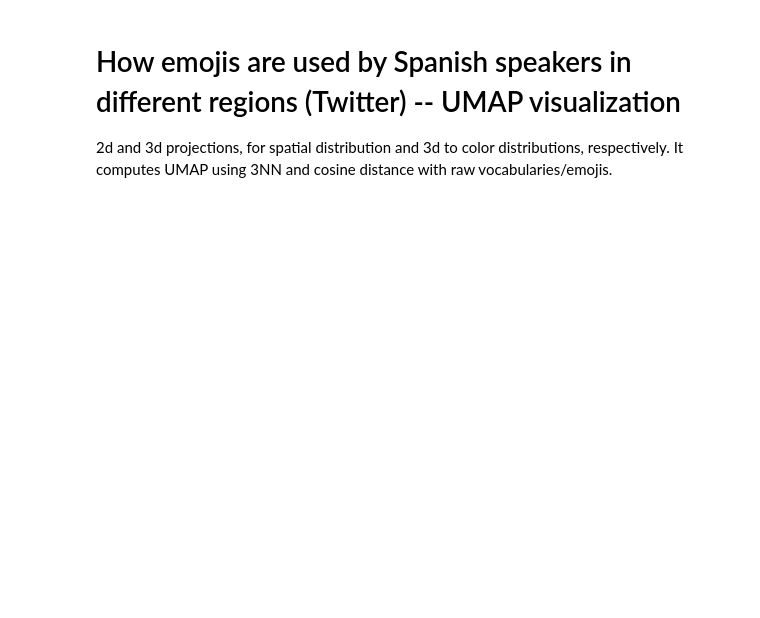
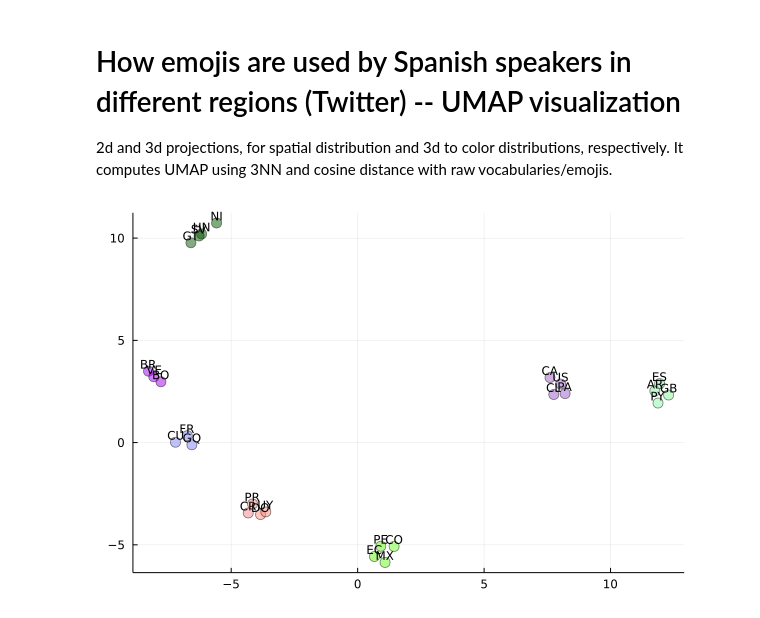
Before and after one commit to INGEOTEC/RegionalSpanish, a Jupyter notebook: notebooks/emojis.ipynb, the cells around one changed output. Saved outputs shown, nothing was run; the diff lists cells and outputs as text; code cells hidden in the pictures; blank space fills up the shorter version.

```diff
--- a/notebooks/emojis.ipynb
+++ b/notebooks/emojis.ipynb
@@ -106,10 +111,10 @@ end
 # %%
-min_dist = 0.03
+min_dist = 0.1
 n_neighbors = 3
-metric = :precomputed
-
-X = umap(A; n_neighbors, metric, min_dist)
-C = umap(A, 3; n_neighbors, metric, min_dist)
+#metric = :precomputed
+index = ExhaustiveSearch(; db=X, dist=L2Distance())
+X = umap(index; n_neighbors, min_dist)
+C = umap(index, 3; n_neighbors, min_dist)
 #C .= C .+ 5
 
 for i in (1, 2, 3)
@@ -145,4 +164,7 @@ C = [RGB(c...) for c in eachcol(C)]
 2d and 3d projections, for spatial distribution and 3d to color distributions, respectively.
 It computes UMAP using 3NN and cosine distance with raw vocabularies/emojis.
 # %%
-scatter(X[1, :], X[2, :], c=C, label="", series_annotations=text.(cclist, :bottom), ms=6, ma=0.7)
+poslist = [:bottom]
+scatter(X[1, :], X[2, :], c=C, label="", series_annotations=[text(cc, rand(poslist), 8) for cc in cclist], ms=6, ma=0.5, fa=0.5, la=0.5, alpha=0.5, fmt=:png)
+# %% [output]
+[figure, added]
```
Also changed, not shown: parts of 6 cells of this notebook.
